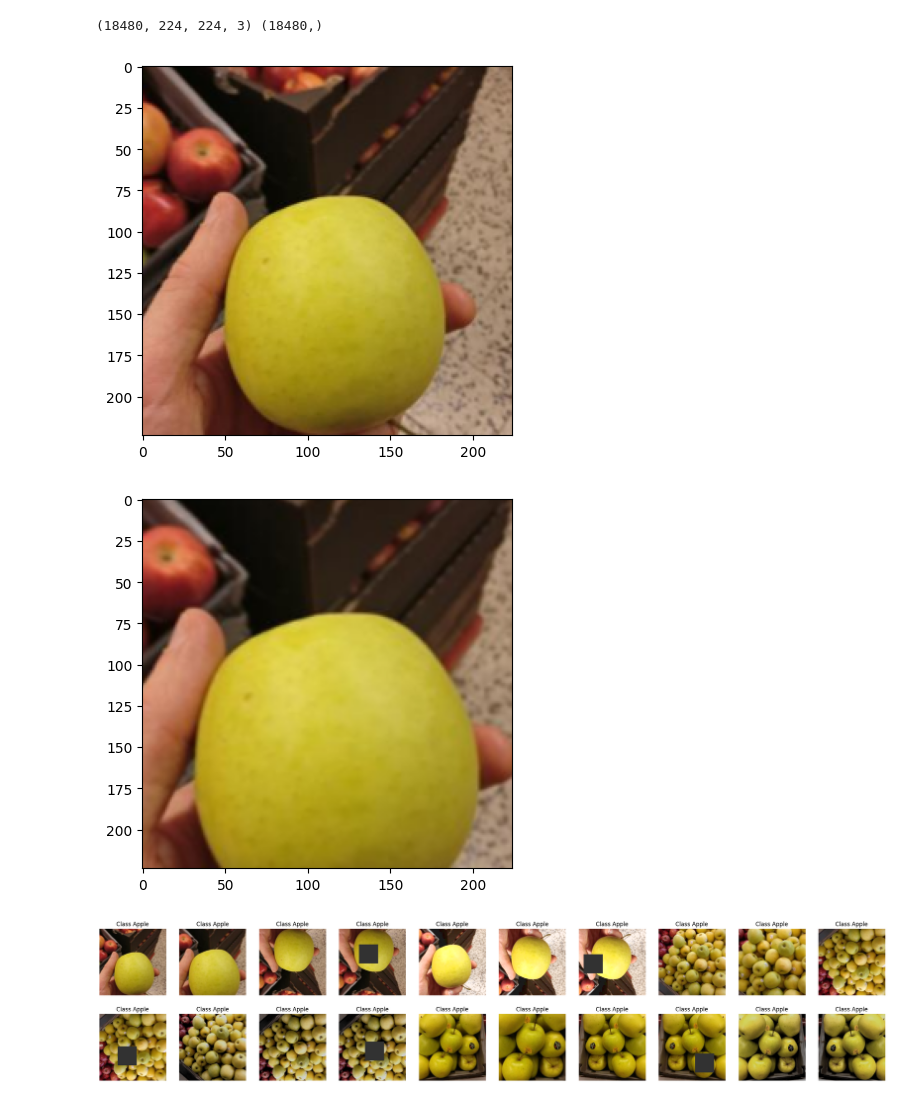
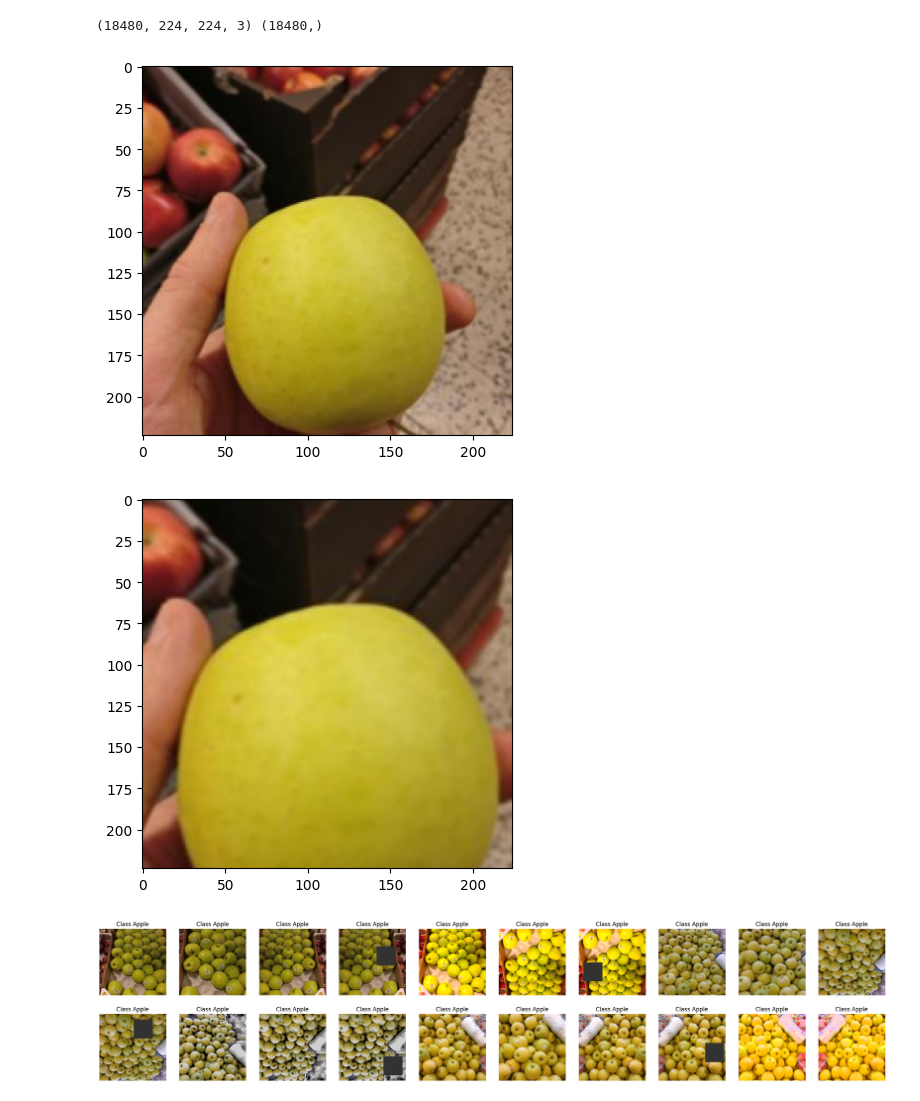
Before and after one commit to ArbiterMob/Product-Classification, a Jupyter notebook: zoom.ipynb, the cells around one changed output. Drawn from its saved outputs; the diff is of its cells as text; code cells hidden in the pictures.

```diff
--- a/zoom.ipynb
+++ b/zoom.ipynb
@@ -211,7 +211,7 @@ print(X_train_augmented.shape, y_train_augmented.shape)
 # %% [output]
 (18480, 224, 224, 3) (18480,)
 # %%
-def zoom(img, zoom_center=None, zoom_pixel=25):
+def zoom(img, zoom_center=None, zoom_pixel=35):
     img_copy = img.copy()
     zoom_tot = img.shape[0] // 2 - zoom_pixel
 
@@ -243,15 +243,14 @@ plt.imshow(cv2.cvtColor(img0_zoom, cv2.COLOR_BGR2RGB))
 plt.show()
 # %% [output]
 [figure]
-[figure, old version]
+[figure, new version]
 # %%
 fig, ax = plt.subplots(2, 10, figsize=(30, 6))
 ax = ax.ravel()
-for i in range(20):
+for i, idx in enumerate(range(70, 90)):
     #rand_idx = np.random.randint(0, X_train.shape[0])
-    rand_idx = i
     ax[i].set_axis_off()
-    ax[i].set_title(f"Class {labels_coarse[y_train_augmented[rand_idx]]}")
-    ax[i].imshow(cv2.cvtColor(X_train_augmented[rand_idx], cv2.COLOR_BGR2RGB))
+    ax[i].set_title(f"Class {labels_coarse[y_train_augmented[idx]]}")
+    ax[i].imshow(cv2.cvtColor(X_train_augmented[idx], cv2.COLOR_BGR2RGB))
 # %% [output]
-[figure, old version]
+[figure, new version]
```
Also changed, not shown: 1 other file.
